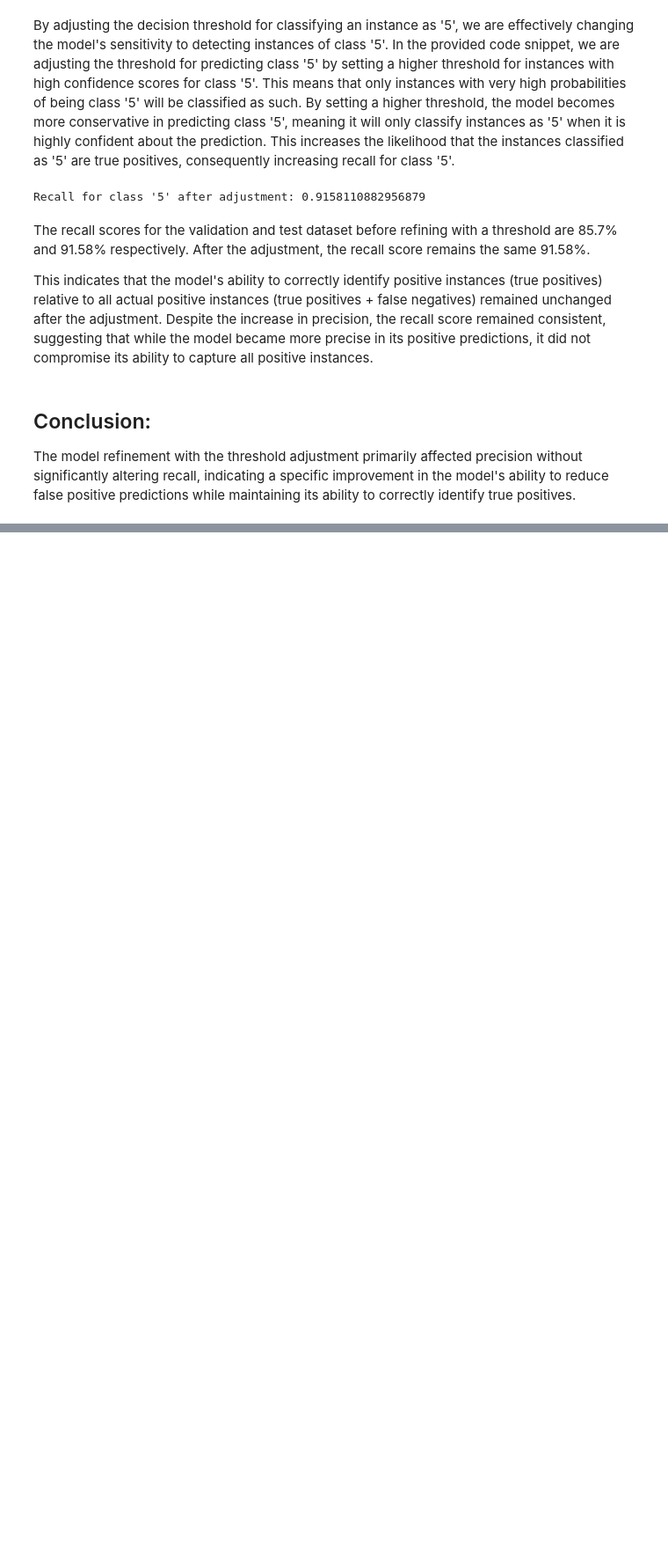
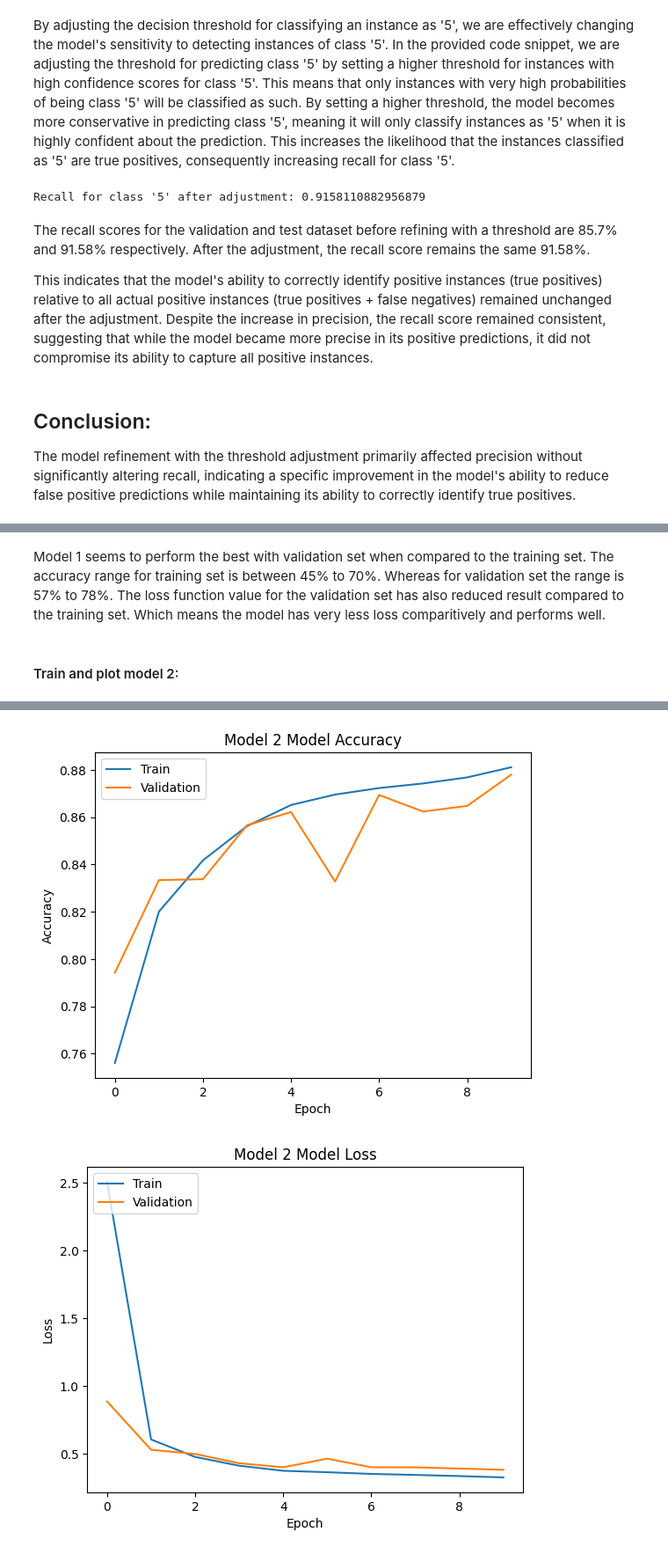
Before and after one commit to praiselydia/CSCN8010-labs, a Jupyter notebook: lab8_notebook.ipynb, the cells around one changed output, grey strips where cells are left out. Shown at 88% size. Cells and saved outputs as stored; diff of their text form; code cells hidden in the pictures; blank space fills up the shorter version.

```diff
--- a/lab8_notebook.ipynb
+++ b/lab8_notebook.ipynb
@@ -265,0 +375,9 @@ The model refinement with the threshold adjustment primarily affected precision
+# %% [markdown]
+Model 1 seems to perform the best with validation set when compared to the training set. The accuracy range for training set is between 45% to 70%. Whereas for validation set the range is 57% to 78%. The loss function value for the validation set has also reduced result compared to the training set. Which means the model has very less loss comparitively and performs well.
+# %% [markdown]
+#### Train and plot model 2:
+# %%
+# Train and plot metrics for Model 2
+history_2 = model_2.fit(X_train, y_train, epochs=10, batch_size=128, validation_data=(X_val, y_val), callbacks=[model_checkpoint_callback])
+plot_history(history_2, 'Model 2')
+# %% [output]
@@ -265,0 +404,2 @@ The model refinement with the threshold adjustment primarily affected precision
+[figure, added]
+[figure, added]
```
Also changed, not shown: parts of 35 cells of this notebook, 1 other file.
